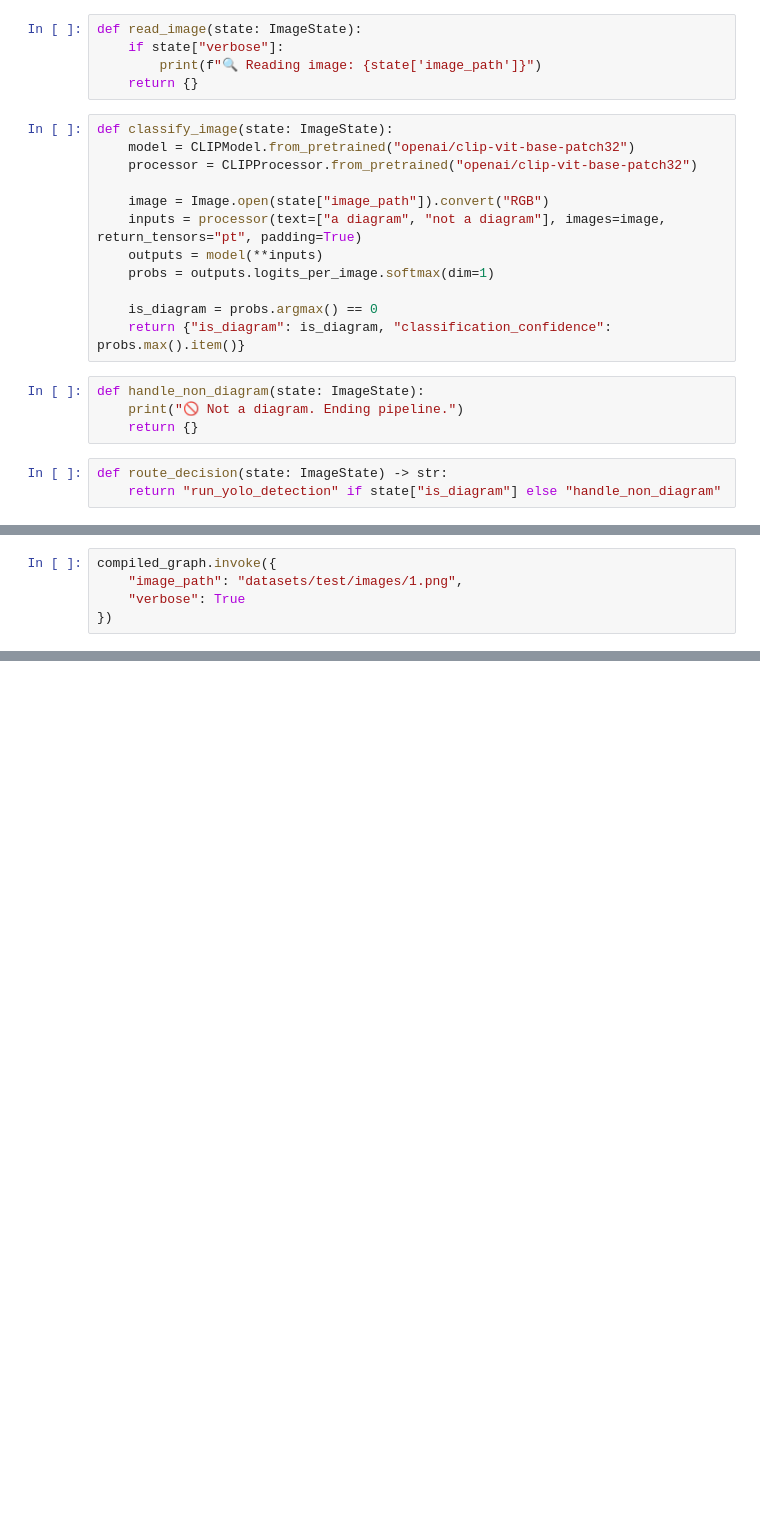
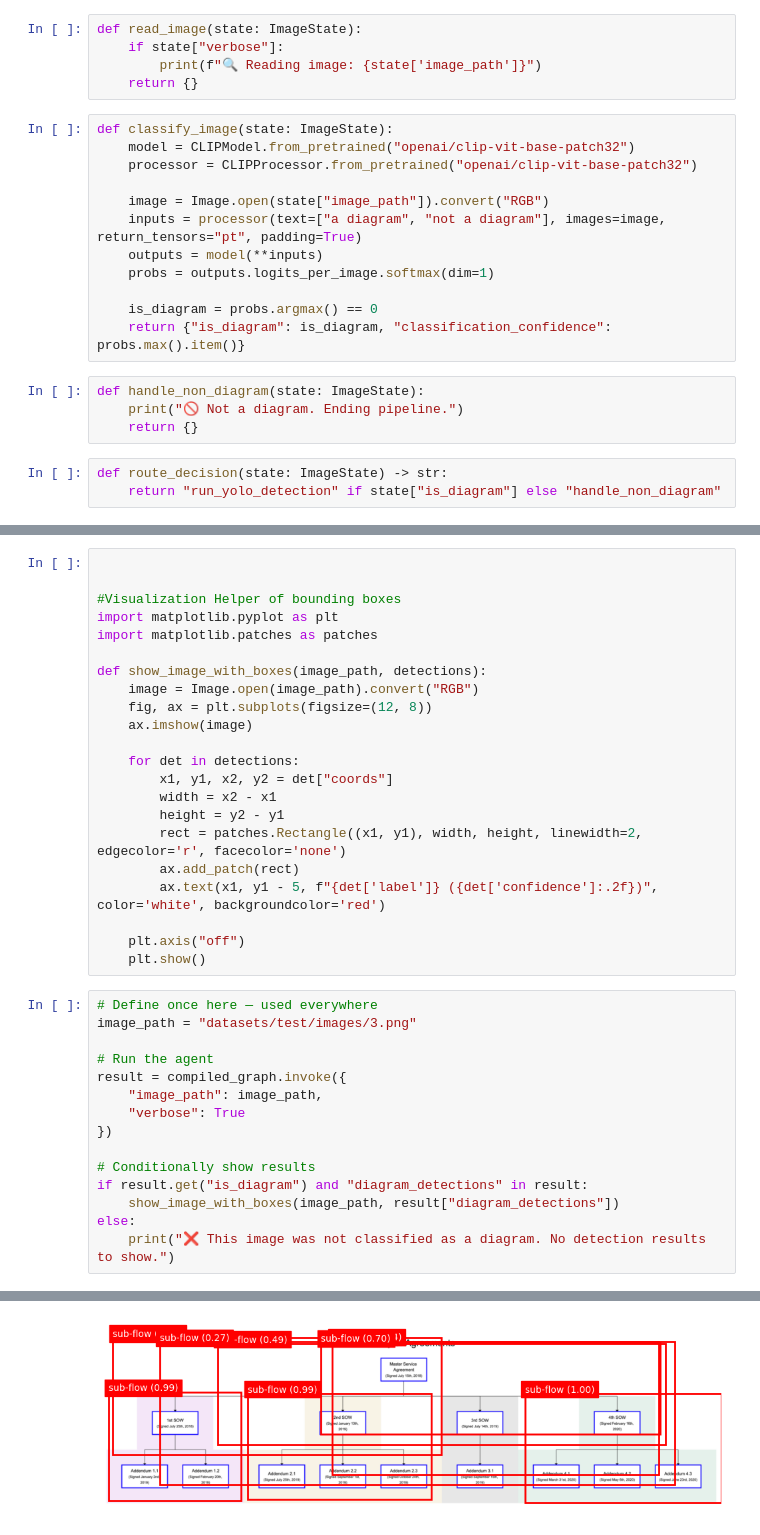
Before and after one commit to isimisi/AIML25-Exam, a Jupyter notebook: notebooks/agent.ipynb, the cells around one changed output, grey strips where cells are left out. Saved outputs shown, nothing was run; the diff lists cells and outputs as text; blank space fills up the shorter version.

Commit message:
Setup af Agent virker

```diff
--- a/notebooks/agent.ipynb
+++ b/notebooks/agent.ipynb
@@ -59,5 +72,38 @@ NameError: name 'run_yolo_detection' is not defined
-# %%
-compiled_graph.invoke({
-    "image_path": "datasets/test/images/1.png",
-    "verbose": True
-})
+# %%
+
+
+#Visualization Helper of bounding boxes
+import matplotlib.pyplot as plt
+import matplotlib.patches as patches
+
+def show_image_with_boxes(image_path, detections):
+    image = Image.open(image_path).convert("RGB")
+    fig, ax = plt.subplots(figsize=(12, 8))
+    ax.imshow(image)
+
+    for det in detections:
+        x1, y1, x2, y2 = det["coords"]
+        width = x2 - x1
+        height = y2 - y1
+        rect = patches.Rectangle((x1, y1), width, height, linewidth=2, edgecolor='r', facecolor='none')
+        ax.add_patch(rect)
+        ax.text(x1, y1 - 5, f"{det['label']} ({det['confidence']:.2f})", color='white', backgroundcolor='red')
+
+    plt.axis("off")
+    plt.show()
+# %%
+# Define once here — used everywhere
+image_path = "datasets/test/images/3.png"
+
+# Run the agent
+result = compiled_graph.invoke({
+    "image_path": image_path,
+    "verbose": True
+})
+
+# Conditionally show results
+if result.get("is_diagram") and "diagram_detections" in result:
+    show_image_with_boxes(image_path, result["diagram_detections"])
+else:
+    print("❌ This image was not classified as a diagram. No detection results to show.")
+# %% [output]
@@ -63,0 +123 @@ compiled_graph.invoke({
+[figure, added]
```
Also changed, not shown: parts of 4 cells of this notebook, 4 other files.
